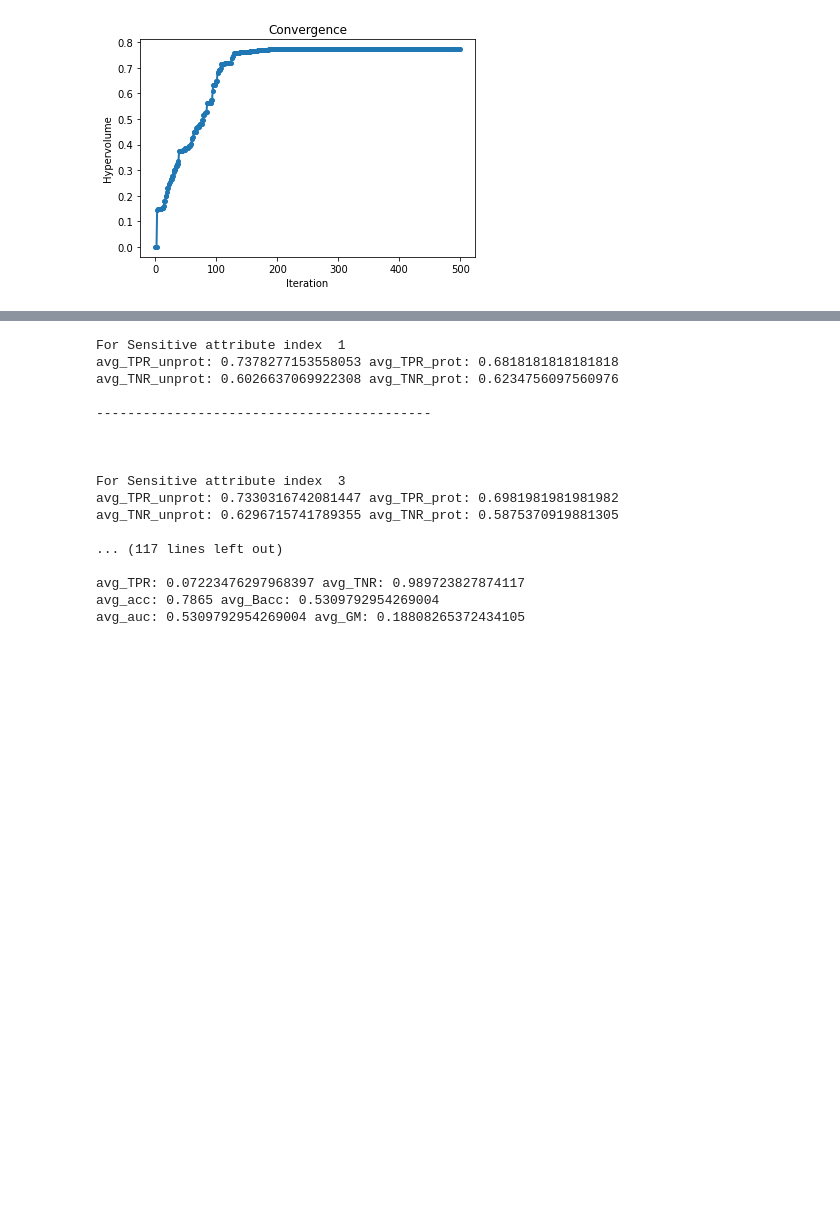
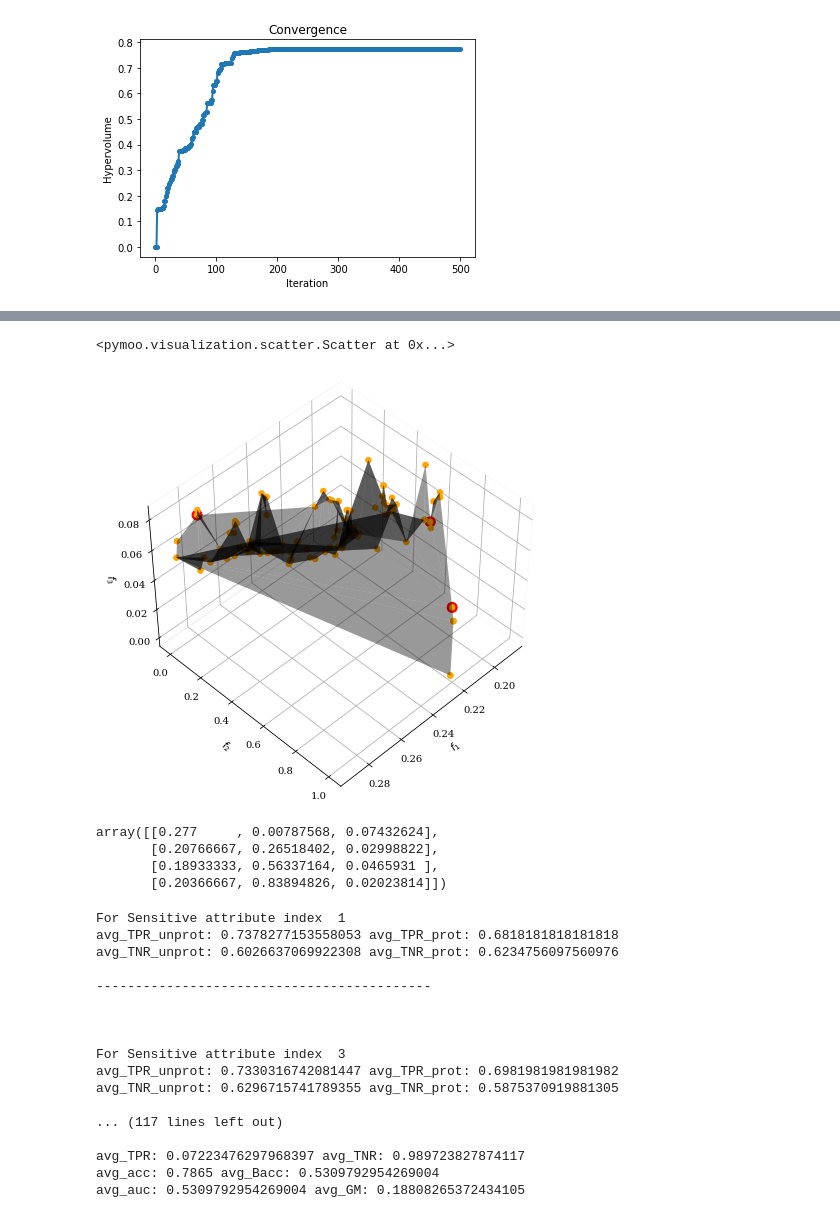
Before and after one commit to arjunroyihrpa/MFPB, a Jupyter notebook: Mult-Fair_Pareto_Boosting/Multi_Fair survival new.ipynb, the cells around one changed output, grey strips where cells are left out. Cells and saved outputs as stored; diff of their text form; code cells hidden in the pictures; blank space fills up the shorter version.

```diff
--- a/Mult-Fair_Pareto_Boosting/Multi_Fair survival new.ipynb
+++ b/Mult-Fair_Pareto_Boosting/Multi_Fair survival new.ipynb
@@ -241,3 +281,25 @@ plot_hypervolume(clf.all_PF_iterations)
+# %%
+# for full pareto
+from pymoo.visualization.scatter import Scatter
+
+F = np.array(list(clf.PF.values()))
+plot = Scatter(tight_layout=True)
+#plot.add(np.array(clf.preference), plot_type="line", color="green", alpha=0.3)
+plot.add(F, s=30, color="orange")
+plot.add(F, plot_type="line", color="black", alpha=0.4, linewidth=2)
+plot.add(np.array([x[1] for x in clf.preference_direction_to_solution_mapping]), s=100, color="red")
+#plot.add(F[10], s=30, color="red")
+plot.show()
+# %% [output]
+<pymoo.visualization.scatter.Scatter at 0x...>
+[figure, added]
+# %%
+np.array([x[1] for x in clf.preference_direction_to_solution_mapping])
+# %% [output]
+array([[0.277     , 0.00787568, 0.07432624],
+       [0.20766667, 0.26518402, 0.02998822],
+       [0.18933333, 0.56337164, 0.0465931 ],
+       [0.20366667, 0.83894826, 0.02023814]])
 # %%
 reference_performance_map={}
 for a in soln_per_dir: # each 'a' is a survived reference direction
```
Also changed, not shown: parts of 3 cells of this notebook.
